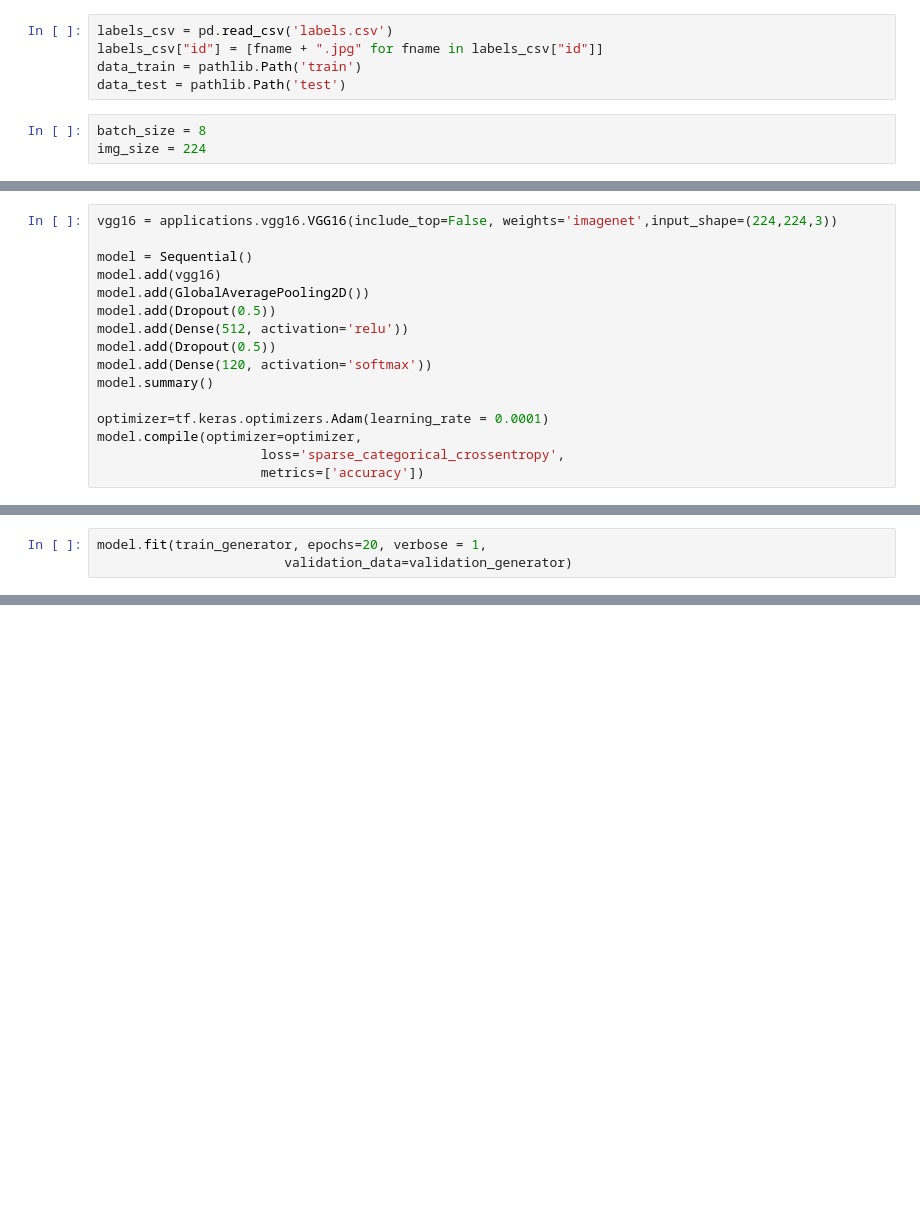
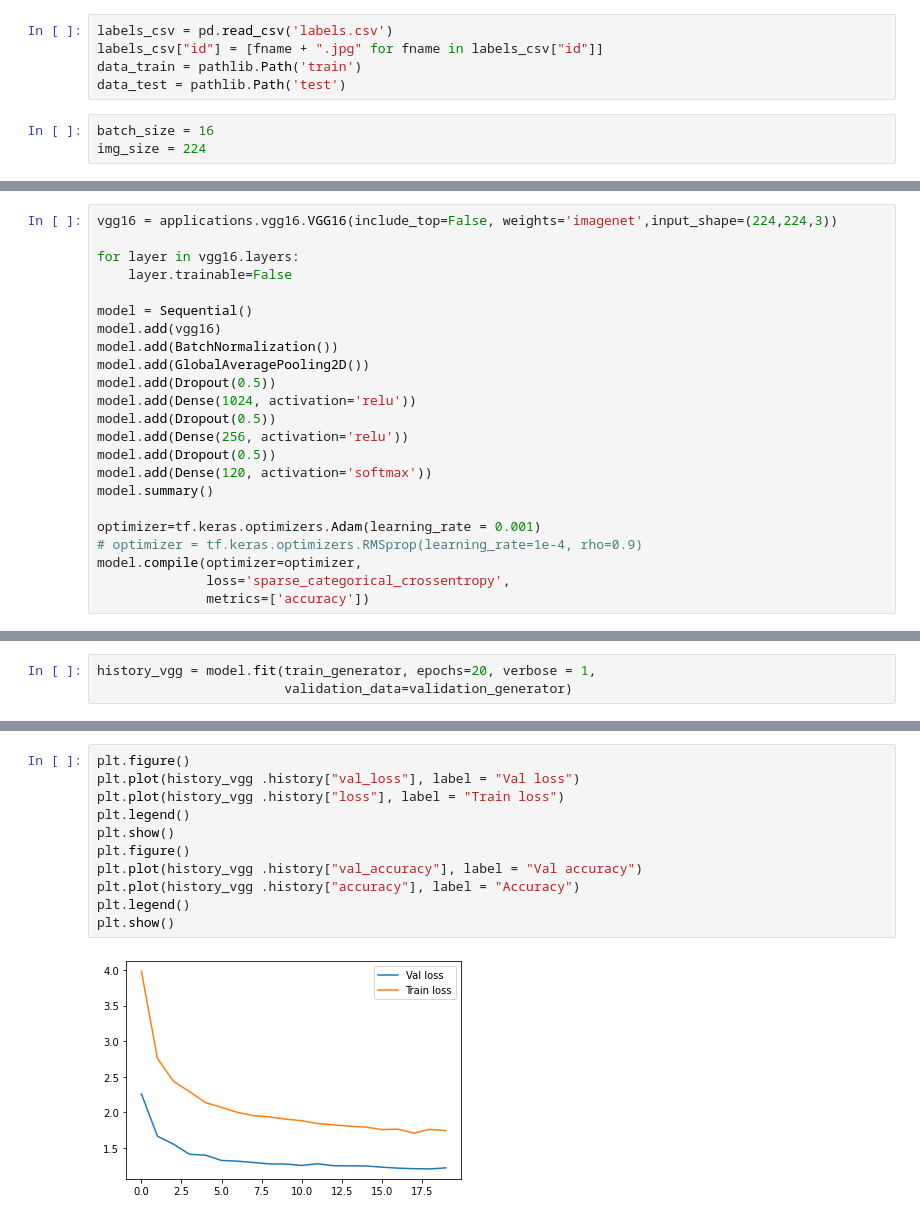
Before and after one commit to NicholasL4/676, a Jupyter notebook: VGG16.ipynb, the cells around one changed output, grey strips where cells are left out. Cells and saved outputs as stored; diff of their text form; blank space fills up the shorter version.

```diff
--- a/VGG16.ipynb
+++ b/VGG16.ipynb
@@ -13,7 +17,7 @@ labels_csv["id"] = [fname + ".jpg" for fname in labels_csv["id"]]
 data_train = pathlib.Path('train')
 data_test = pathlib.Path('test')
 # %%
-batch_size = 8
+batch_size = 16
 img_size = 224
 # %%
 datagen = ImageDataGenerator(preprocessing_function = keras.applications.vgg16.preprocess_input, validation_split=0.2)
@@ -46,17 +51,24 @@ Found 2044 validated image filenames belonging to 120 classes.
 # %%
 vgg16 = applications.vgg16.VGG16(include_top=False, weights='imagenet',input_shape=(224,224,3))
 
+for layer in vgg16.layers:
+    layer.trainable=False
+
 model = Sequential()
 model.add(vgg16)
+model.add(BatchNormalization())
 model.add(GlobalAveragePooling2D())
 model.add(Dropout(0.5))
-model.add(Dense(512, activation='relu'))
+model.add(Dense(1024, activation='relu'))
+model.add(Dropout(0.5))
+model.add(Dense(256, activation='relu'))
 model.add(Dropout(0.5))
 model.add(Dense(120, activation='softmax'))
 model.summary()
 
-optimizer=tf.keras.optimizers.Adam(learning_rate = 0.0001)
+optimizer=tf.keras.optimizers.Adam(learning_rate = 0.001)
+# optimizer = tf.keras.optimizers.RMSprop(learning_rate=1e-4, rho=0.9)
 model.compile(optimizer=optimizer,
-                     loss='sparse_categorical_crossentropy',
-                     metrics=['accuracy'])
+              loss='sparse_categorical_crossentropy',
+              metrics=['accuracy'])
 # %% [output]
@@ -79,6 +91,6 @@ Non-trainable params: 0
 _________________________________________________________________
 # %%
-model.fit(train_generator, epochs=20, verbose = 1,
+history_vgg = model.fit(train_generator, epochs=20, verbose = 1,
                         validation_data=validation_generator)
 # %% [output]
 Epoch 1/20
@@ -85,0 +113,13 @@ KeyboardInterrupt:
+# %%
+plt.figure()
+plt.plot(history_vgg .history["val_loss"], label = "Val loss")
+plt.plot(history_vgg .history["loss"], label = "Train loss")
+plt.legend()
+plt.show()
+plt.figure()
+plt.plot(history_vgg .history["val_accuracy"], label = "Val accuracy")
+plt.plot(history_vgg .history["accuracy"], label = "Accuracy")
+plt.legend()
+plt.show()
+# %% [output]
+[figure, added]
```
Also changed, not shown: parts of 6 cells of this notebook, 6 other files.
